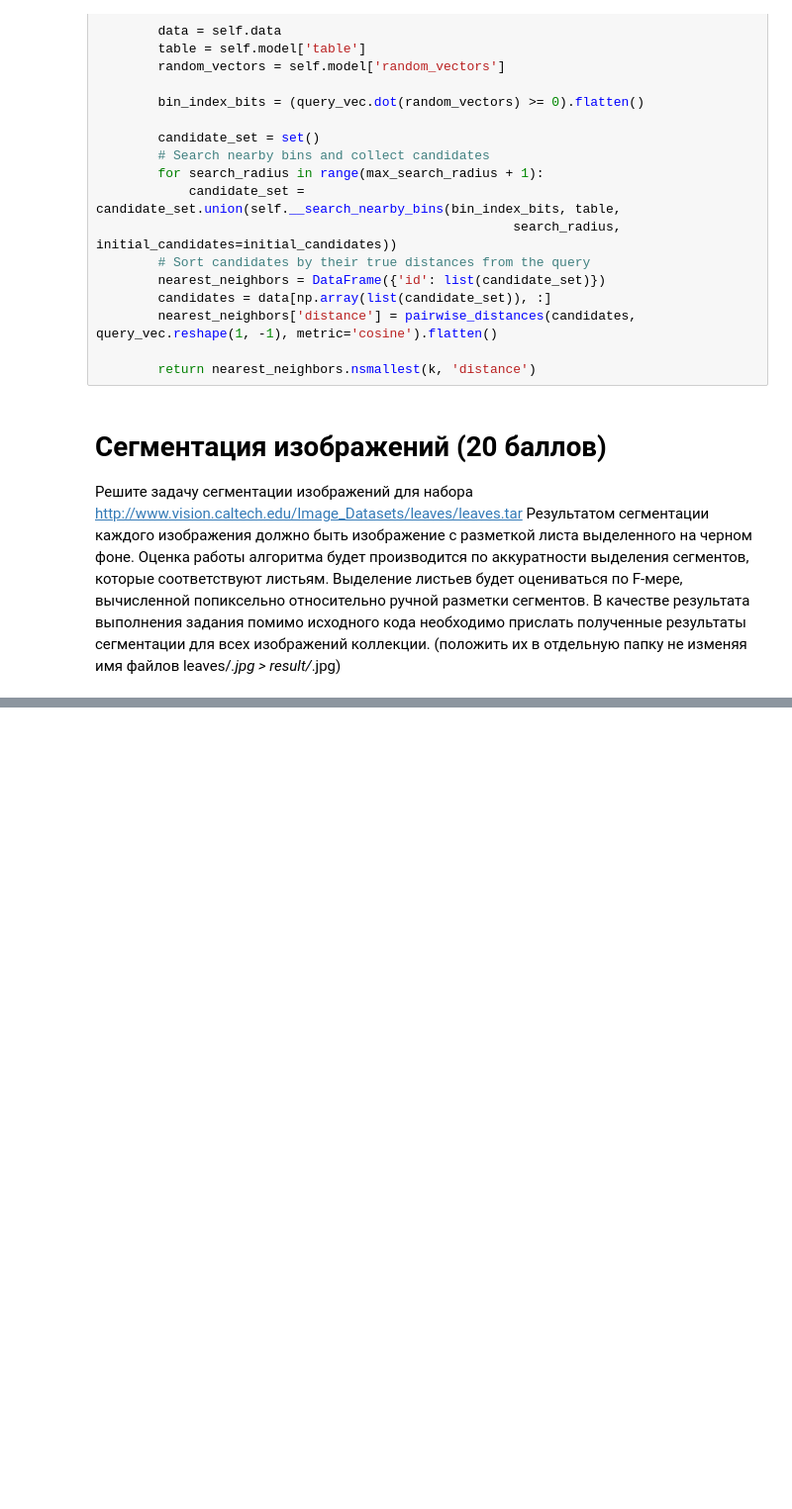
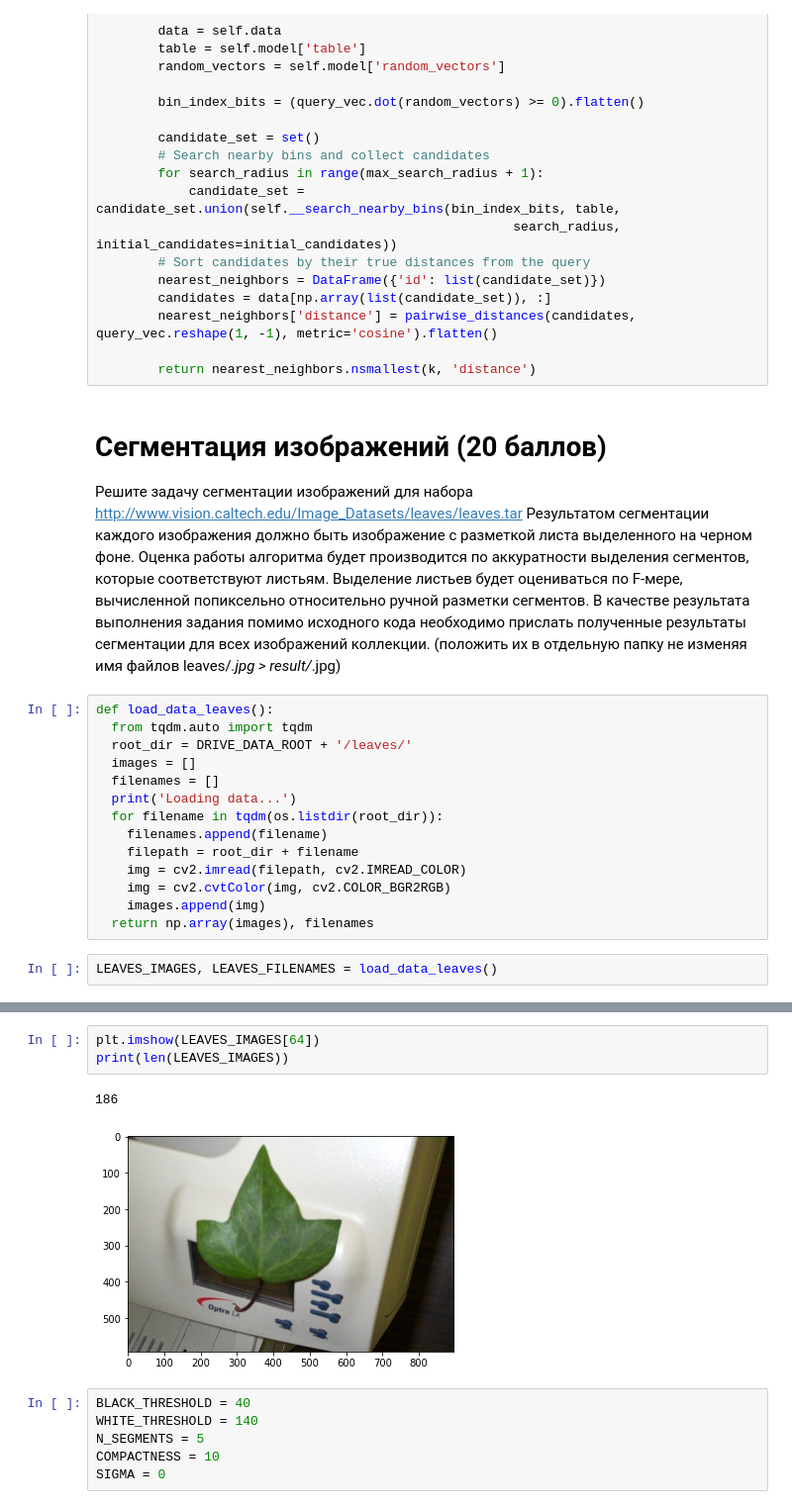
Before and after one commit to RamSaw/image-processing, a Jupyter notebook: Copy_of_HW4.ipynb, the cells around one changed output, grey strips where cells are left out. Shown at 99% size. Drawn from its saved outputs; the diff is of its cells as text; blank space fills up the shorter version.

```diff
--- a/Copy_of_HW4.ipynb
+++ b/Copy_of_HW4.ipynb
@@ -546,3 +546,19 @@ class LSH:
 # Сегментация изображений (20 баллов)
 
 Решите задачу сегментации изображений для набора http://www.vision.caltech.edu/Image_Datasets/leaves/leaves.tar Результатом сегментации каждого изображения должно быть изображение с разметкой листа выделенного на черном фоне. Оценка работы алгоритма будет производится по аккуратности выделения сегментов, которые соответствуют листьям. Выделение листьев будет оцениваться по F-мере, вычисленной попиксельно относительно ручной разметки сегментов. В качестве результата выполнения задания помимо исходного кода необходимо прислать полученные результаты сегментации для всех изображений коллекции. (положить их в отдельную папку не изменяя имя файлов leaves/*.jpg > result/*.jpg)
+# %%
+def load_data_leaves():
+  from tqdm.auto import tqdm
+  root_dir = DRIVE_DATA_ROOT + '/leaves/'
+  images = []
+  filenames = []
+  print('Loading data...')
+  for filename in tqdm(os.listdir(root_dir)):
+    filenames.append(filename)
+    filepath = root_dir + filename
+    img = cv2.imread(filepath, cv2.IMREAD_COLOR)
+    img = cv2.cvtColor(img, cv2.COLOR_BGR2RGB)
+    images.append(img)
+  return np.array(images), filenames
+# %%
+LEAVES_IMAGES, LEAVES_FILENAMES = load_data_leaves()
@@ -548,0 +568,12 @@ class LSH:
+# %%
+plt.imshow(LEAVES_IMAGES[64])
+print(len(LEAVES_IMAGES))
+# %% [output]
+186
+[figure, added]
+# %%
+BLACK_THRESHOLD = 40
+WHITE_THRESHOLD = 140
+N_SEGMENTS = 5
+COMPACTNESS = 10
+SIGMA = 0
```
Also changed, not shown: parts of 14 cells of this notebook.
